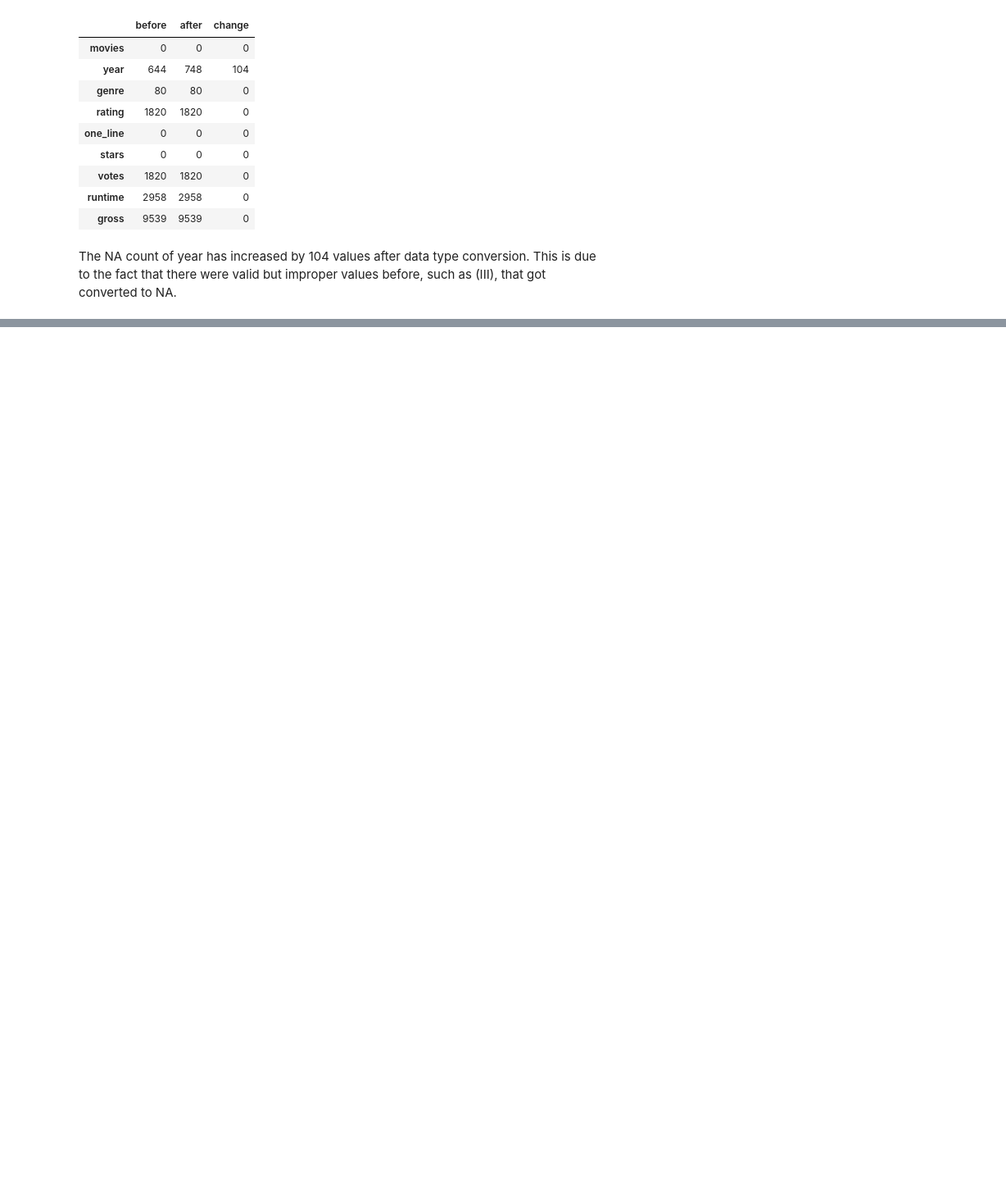
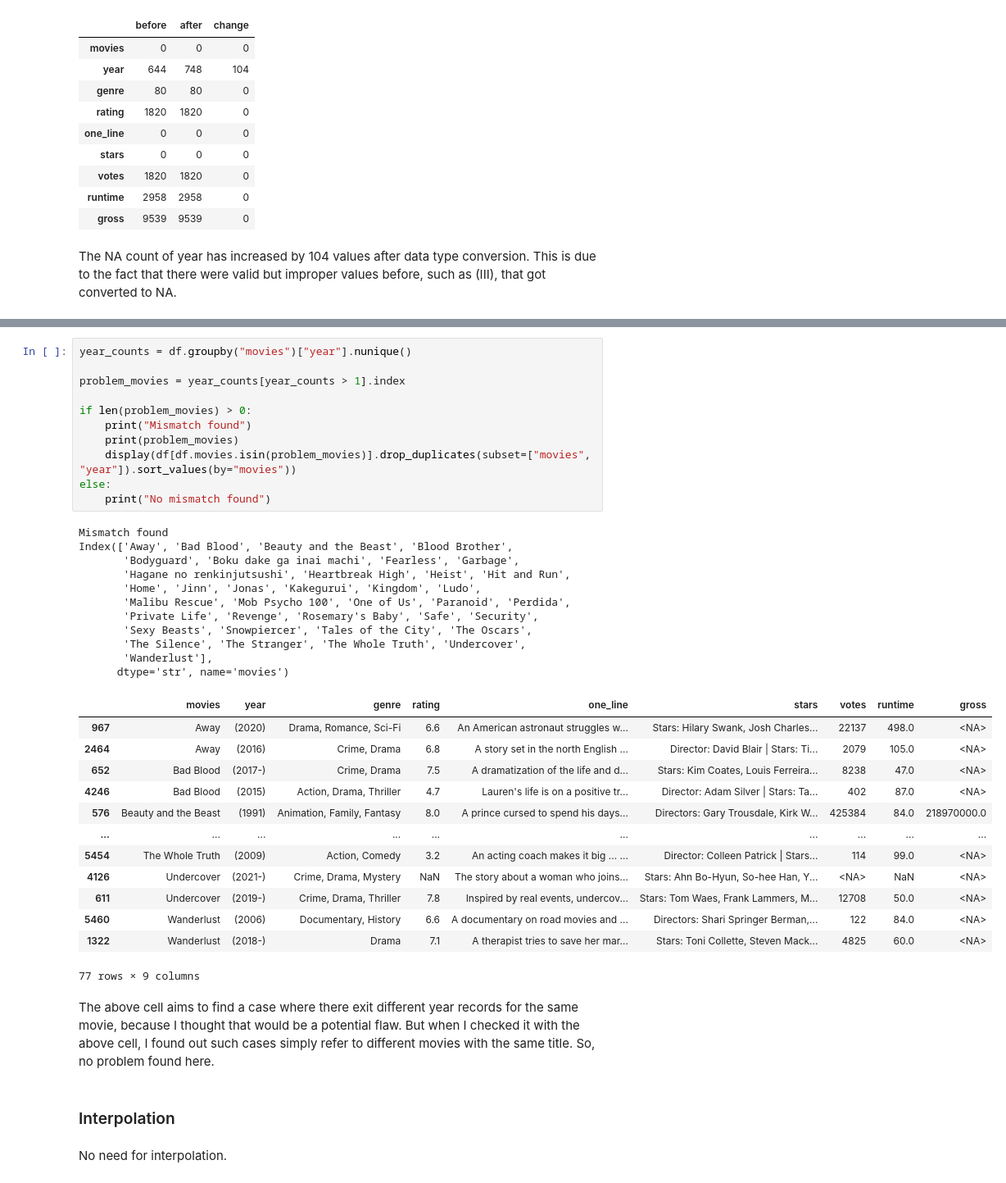
Before and after one commit to Gerum-Berhanu/data-cleaning, a Jupyter notebook: projects/06_imdb_movies/06_data_cleaning.ipynb, the cells around one changed output, grey strips where cells are left out. Shown at 82% size. Cells and saved outputs as stored; diff of their text form; blank space fills up the shorter version.

```diff
--- a/projects/06_imdb_movies/06_data_cleaning.ipynb
+++ b/projects/06_imdb_movies/06_data_cleaning.ipynb
@@ -349,0 +377,42 @@ The NA count of year has increased by 104 values after data type conversion. Thi
+# %%
+year_counts = df.groupby("movies")["year"].nunique()
+
+problem_movies = year_counts[year_counts > 1].index
+
+if len(problem_movies) > 0:
+    print("Mismatch found")
+    print(problem_movies)
+    display(df[df.movies.isin(problem_movies)].drop_duplicates(subset=["movies", "year"]).sort_values(by="movies"))
+else:
+    print("No mismatch found")
+# %% [output]
+Mismatch found
+Index(['Away', 'Bad Blood', 'Beauty and the Beast', 'Blood Brother',
+       'Bodyguard', 'Boku dake ga inai machi', 'Fearless', 'Garbage',
+       'Hagane no renkinjutsushi', 'Heartbreak High', 'Heist', 'Hit and Run',
+       'Home', 'Jinn', 'Jonas', 'Kakegurui', 'Kingdom', 'Ludo',
+       'Malibu Rescue', 'Mob Psycho 100', 'One of Us', 'Paranoid', 'Perdida',
+       'Private Life', 'Revenge', 'Rosemary's Baby', 'Safe', 'Security',
+       'Sexy Beasts', 'Snowpiercer', 'Tales of the City', 'The Oscars',
+       'The Silence', 'The Stranger', 'The Whole Truth', 'Undercover',
+       'Wanderlust'],
+      dtype='str', name='movies')
+|  | movies | year | genre | rating | one_line | stars | votes | runtime | gross |
+| 967 | Away | (2020) | Drama, Romance, Sci-Fi | 6.6 | An American astronaut struggles w... | Stars: Hilary Swank, Josh Charles... | 22137 | 498.0 | <NA> |
+| 2464 | Away | (2016) | Crime, Drama | 6.8 | A story set in the north English ... | Director: David Blair | Stars: Ti... | 2079 | 105.0 | <NA> |
+| 652 | Bad Blood | (2017-) | Crime, Drama | 7.5 | A dramatization of the life and d... | Stars: Kim Coates, Louis Ferreira... | 8238 | 47.0 | <NA> |
+| 4246 | Bad Blood | (2015) | Action, Drama, Thriller | 4.7 | Lauren's life is on a positive tr... | Director: Adam Silver | Stars: Ta... | 402 | 87.0 | <NA> |
+| 576 | Beauty and the Beast | (1991) | Animation, Family, Fantasy | 8.0 | A prince cursed to spend his days... | Directors: Gary Trousdale, Kirk W... | 425384 | 84.0 | 218970000.0 |
+| ... | ... | ... | ... | ... | ... | ... | ... | ... | ... |
+| 5454 | The Whole Truth | (2009) | Action, Comedy | 3.2 | An acting coach makes it big ... ... | Director: Colleen Patrick | Stars... | 114 | 99.0 | <NA> |
+| 4126 | Undercover | (2021-) | Crime, Drama, Mystery | NaN | The story about a woman who joins... | Stars: Ahn Bo-Hyun, So-hee Han, Y... | <NA> | NaN | <NA> |
+| 611 | Undercover | (2019-) | Crime, Drama, Thriller | 7.8 | Inspired by real events, undercov... | Stars: Tom Waes, Frank Lammers, M... | 12708 | 50.0 | <NA> |
+| 5460 | Wanderlust | (2006) | Documentary, History | 6.6 | A documentary on road movies and ... | Directors: Shari Springer Berman,... | 122 | 84.0 | <NA> |
+| 1322 | Wanderlust | (2018-) | Drama | 7.1 | A therapist tries to save her mar... | Stars: Toni Collette, Steven Mack... | 4825 | 60.0 | <NA> |
+77 rows × 9 columns
+# %% [markdown]
+The above cell aims to find a case where there exit different year records for the same movie, because I thought that would be a potential flaw. But when I checked it with the above cell, I found out such cases simply refer to different movies with the same title. So, no problem found here.
+# %% [markdown]
+### Interpolation
+# %% [markdown]
+No need for interpolation.
```
Also changed, not shown: parts of 11 cells of this notebook.
